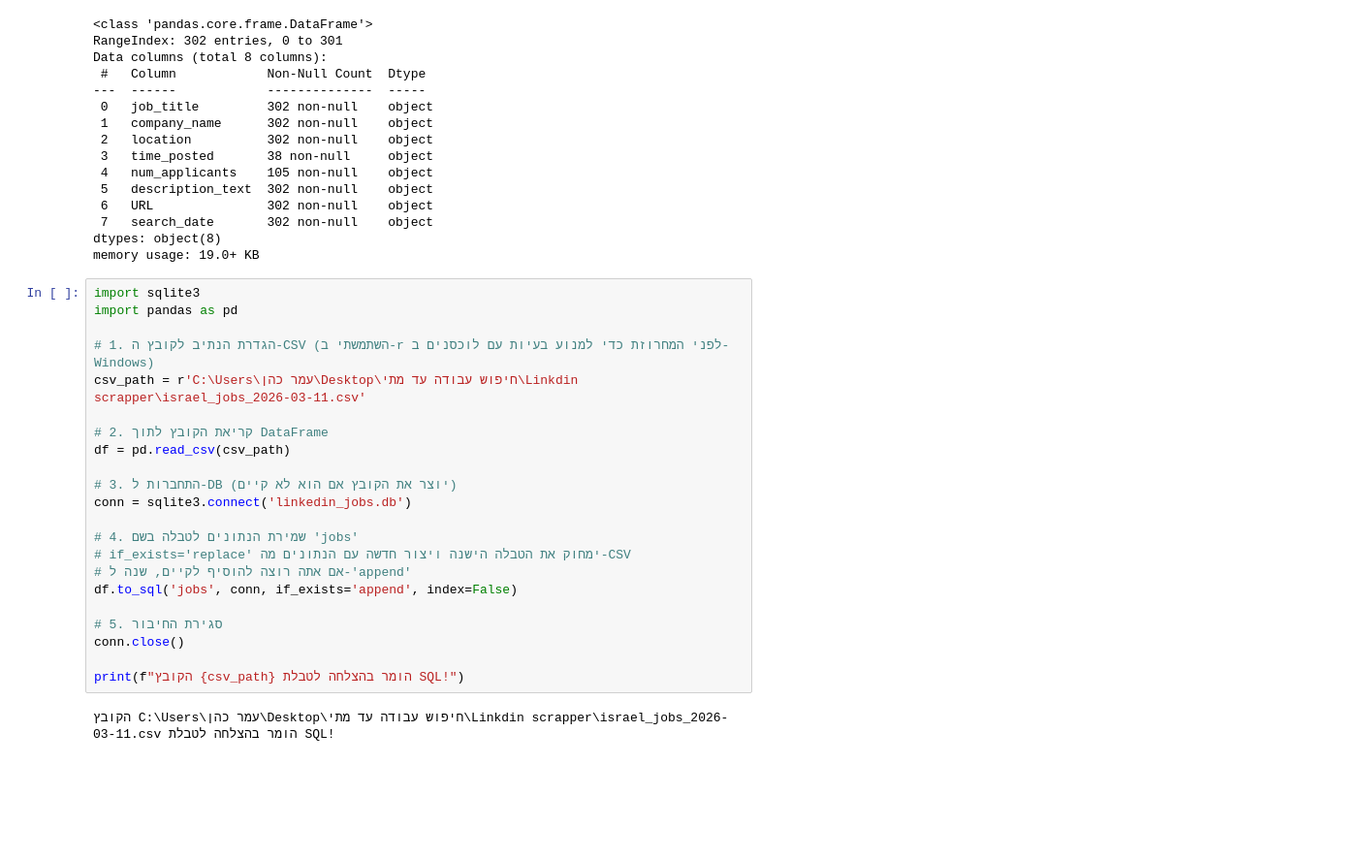
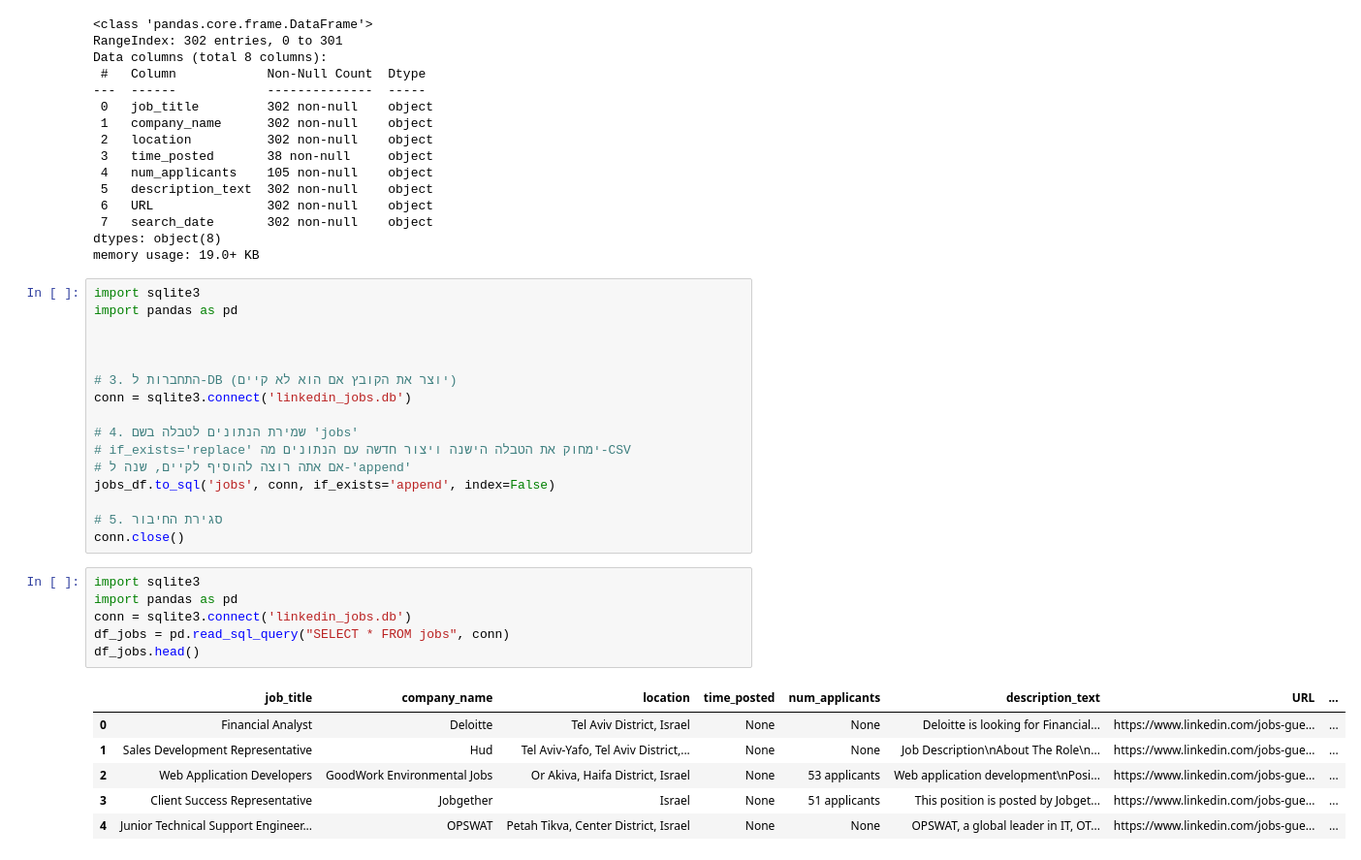
Before and after one commit to oyc3333-prog/linkdin_ATS_matcher, a Jupyter notebook: Linkedin_Scraper_Tutorial.ipynb, the cells around one changed output. Shown at 97% size. Saved outputs shown, nothing was run; the diff lists cells and outputs as text; blank space fills up the shorter version.

```diff
--- a/Linkedin_Scraper_Tutorial.ipynb
+++ b/Linkedin_Scraper_Tutorial.ipynb
@@ -288,11 +285,7 @@ memory usage: 19.0+ KB
 import sqlite3
 import pandas as pd
 
-# 1. הגדרת הנתיב לקובץ ה-CSV (השתמשתי ב-r לפני המחרוזת כדי למנוע בעיות עם לוכסנים ב-Windows)
-csv_path = r'C:\Users\עמר כהן\Desktop\חיפוש עבודה עד מתי\Linkdin scrapper\israel_jobs_2026-03-11.csv'
 
-# 2. קריאת הקובץ לתוך DataFrame
-df = pd.read_csv(csv_path)
 
 # 3. התחברות ל-DB (יוצר את הקובץ אם הוא לא קיים)
 conn = sqlite3.connect('linkedin_jobs.db')
@@ -300,11 +293,20 @@ conn = sqlite3.connect('linkedin_jobs.db')
 # 4. שמירת הנתונים לטבלה בשם 'jobs'
 # if_exists='replace' ימחוק את הטבלה הישנה ויצור חדשה עם הנתונים מה-CSV
 # אם אתה רוצה להוסיף לקיים, שנה ל-'append'
-df.to_sql('jobs', conn, if_exists='append', index=False)
+jobs_df.to_sql('jobs', conn, if_exists='append', index=False)
 
 # 5. סגירת החיבור
 conn.close()
-
-print(f"הקובץ {csv_path} הומר בהצלחה לטבלת SQL!")
-# %% [output]
-הקובץ C:\Users\עמר כהן\Desktop\חיפוש עבודה עד מתי\Linkdin scrapper\israel_jobs_2026-03-11.csv הומר בהצלחה לטבלת SQL!
+# %%
+import sqlite3
+import pandas as pd
+conn = sqlite3.connect('linkedin_jobs.db')
+df_jobs = pd.read_sql_query("SELECT * FROM jobs", conn)
+df_jobs.head()
+# %% [output]
+|  | job_title | company_name | location | time_posted | num_applicants | description_text | URL | ... |
+| 0 | Financial Analyst | Deloitte | Tel Aviv District, Israel | None | None | Deloitte is looking for Financial... | https://www.linkedin.com/jobs-gue... | ... |
+| 1 | Sales Development Representative | Hud | Tel Aviv-Yafo, Tel Aviv District,... | None | None | Job Description\nAbout The Role\n... | https://www.linkedin.com/jobs-gue... | ... |
+| 2 | Web Application Developers | GoodWork Environmental Jobs | Or Akiva, Haifa District, Israel | None | 53 applicants | Web application development\nPosi... | https://www.linkedin.com/jobs-gue... | ... |
+| 3 | Client Success Representative | Jobgether | Israel | None | 51 applicants | This position is posted by Jobget... | https://www.linkedin.com/jobs-gue... | ... |
+| 4 | Junior Technical Support Engineer... | OPSWAT | Petah Tikva, Center District, Israel | None | None | OPSWAT, a global leader in IT, OT... | https://www.linkedin.com/jobs-gue... | ... |
```
Also changed, not shown: parts of 3 cells of this notebook, 2 other files.
